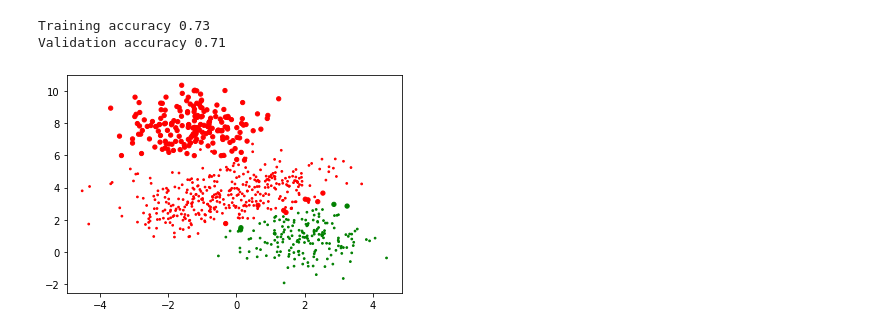
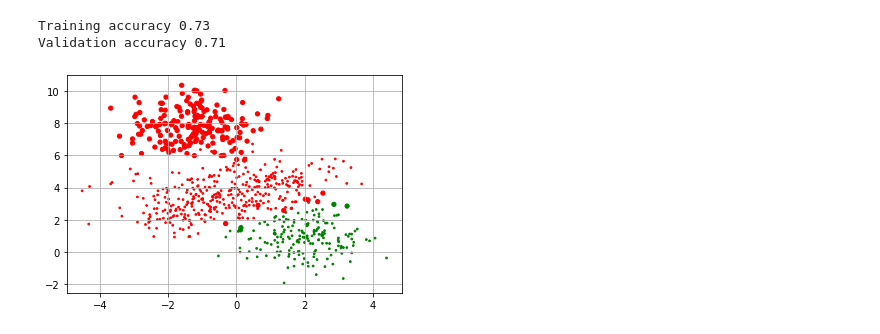
Before and after one commit to vaishakhshetty/DNN, a Jupyter notebook: DNN.ipynb, the cells around one changed output. Drawn from its saved outputs; the diff is of its cells as text; code cells hidden in the pictures.

```diff
--- a/DNN.ipynb
+++ b/DNN.ipynb
@@ -366,6 +370,7 @@ Training accuracy 0.73
 Validation accuracy 0.71
 # %%
 plt.scatter(X_train[:,0], X_train[:,1], c=Y_pred_binarised_train, cmap=my_cmap, s=15*(np.abs(Y_pred_binarised_train-Y_train)+.2))
+plt.grid(True)
 plt.show()
 # %% [output]
-[figure, old version]
+[figure, new version]
```
Also changed, not shown: parts of 7 cells of this notebook.
